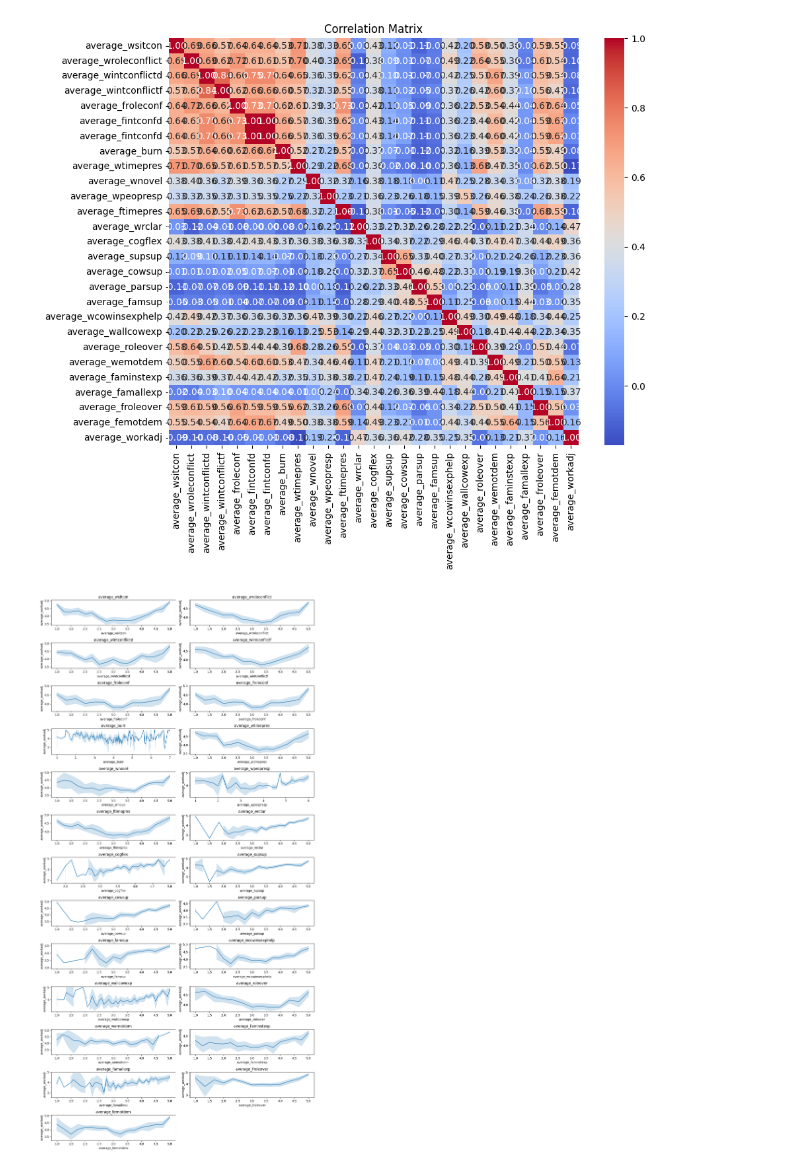
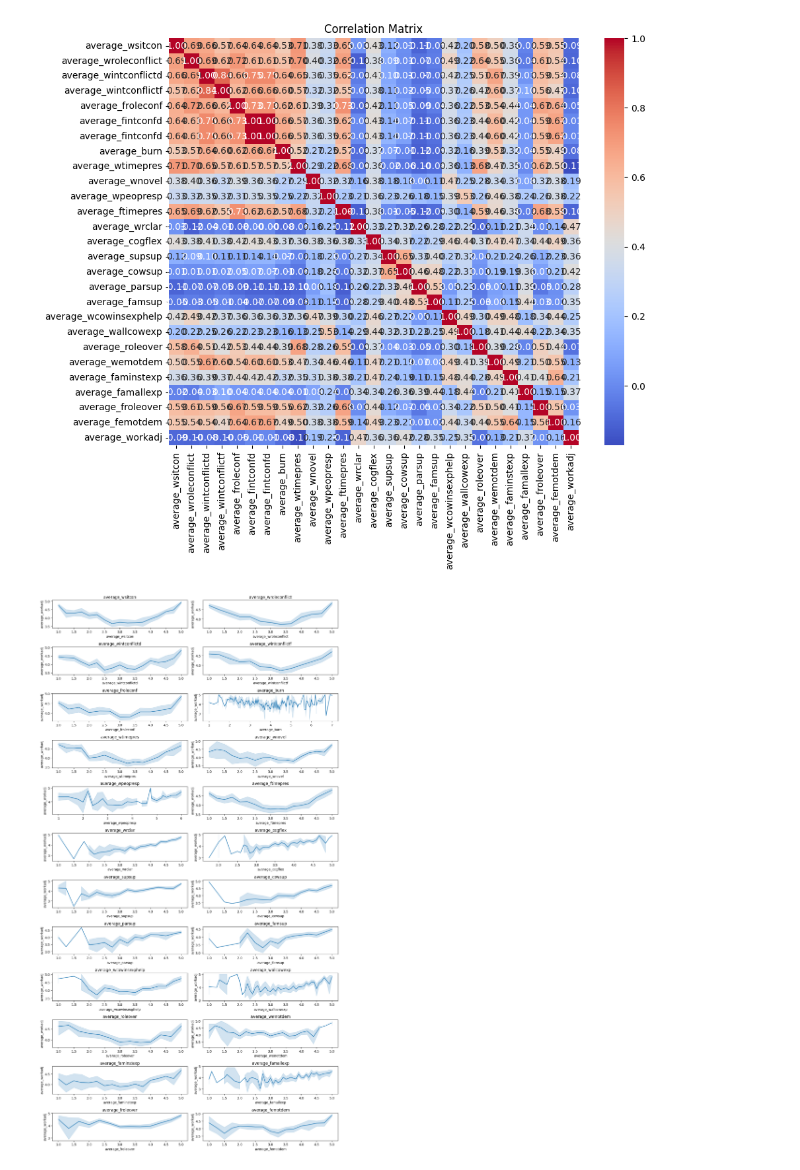
Before and after one commit to reema-dass26/Interdiciplinary_project_WU, a Jupyter notebook: source/Extended_analysis/EDA_1_model3_analysis.ipynb, the cells around one changed output. Saved outputs shown, nothing was run; the diff lists cells and outputs as text; code cells hidden in the pictures.

```diff
--- a/source/Extended_analysis/EDA_1_model3_analysis.ipynb
+++ b/source/Extended_analysis/EDA_1_model3_analysis.ipynb
@@ -56,8 +14,18 @@ ERROR: No matching distribution found for PIL
 # %%
 import pandas as pd
+import numpy as np
+import matplotlib.pyplot as plt
+import seaborn as sns
 
 # Step 1: Load the CSV
 file_path = "../preprocessed_data.csv"
 data = pd.read_csv(file_path)
-data[['average_wsitcon','average_wroleconflict','average_wintconflictd','average_wintconflictf','average_froleconf','average_fintconfd','average_burn','average_wtimepres','average_wnovel','average_wpeopresp',
-      'average_ftimepres','average_wrclar','average_cogflex','average_supsup','average_cowsup','average_parsup','average_famsup']]
+
+# Step 2: Filter Columns
+# Specifying the columns that I want to keep for ML model
+filtered_data = data[
+    ['average_wsitcon','average_wroleconflict','average_wintconflictd','average_wintconflictf',
+     'average_froleconf','average_fintconfd','average_burn','average_wtimepres','average_wnovel','average_wpeopresp',
+      'average_ftimepres','average_wrclar','average_cogflex','average_supsup','average_cowsup',
+      'average_parsup','average_famsup','average_wcowinsexphelp', 'average_wallcowexp', 'average_roleover',
+        'average_wemotdem','average_faminstexp', 'average_famallexp', 'average_froleover','average_femotdem','average_workadj']]
@@ -78,17 +32,3 @@ data[['average_wsitcon','average_wroleconflict','average_wintconflictd','average
-# %%
-import pandas as pd
-import numpy as np
-import matplotlib.pyplot as plt
-import seaborn as sns
-
-# Step 1: Load the CSV
-file_path = "../preprocessed_data.csv"
-data = pd.read_csv(file_path)
-
-# Step 2: Filter Columns
-# Specifying the columns that I want to keep for ML model
-filtered_data = data[['average_wsitcon','average_wroleconflict','average_wintconflictd','average_wintconflictf','average_froleconf','average_fintconfd','average_fintconfd','average_burn','average_wtimepres','average_wnovel','average_wpeopresp',
-      'average_ftimepres','average_wrclar','average_cogflex','average_supsup','average_cowsup','average_parsup','average_famsup','average_wcowinsexphelp', 'average_wallcowexp', 'average_roleover', 'average_wemotdem','average_faminstexp', 'average_famallexp', 'average_froleover','average_femotdem','average_workadj']]
 # %%
 filtered_data.head
 # %% [output]
@@ -420,41 +352,39 @@ import matplotlib.pyplot as plt
 import seaborn as sns
 import math
 
 # List of features to plot
-features = ['average_wsitcon', 'average_wroleconflict', 'average_wintconflictd', 'average_wintconflictf',
-
-            'average_froleconf','average_froleconf', 'average_burn', 'average_wtimepres', 'average_wnovel',
-            'average_wpeopresp', 'average_ftimepres', 'average_wrclar', 'average_cogflex', 'average_supsup',
-            'average_cowsup', 'average_parsup', 'average_famsup', 'average_wcowinsexphelp', 'average_wallcowexp',
-            'average_roleover', 'average_wemotdem', 'average_faminstexp', 'average_famallexp', 'average_froleover',
-            'average_femotdem']
+features = ['average_wsitcon','average_wroleconflict','average_wintconflictd','average_wintconflictf','average_froleconf','average_burn','average_wtimepres','average_wnovel','average_wpeopresp',
+      'average_ftimepres','average_wrclar','average_cogflex','average_supsup','average_cowsup',
+      'average_parsup','average_famsup','average_wcowinsexphelp', 'average_wallcowexp', 'average_roleover',
+        'average_wemotdem','average_faminstexp', 'average_famallexp', 'average_froleover','average_femotdem']
 
 # Set the number of columns and calculate rows dynamically
 columns = 2
 rows = math.ceil(len(features) / columns)
 
 # Create the subplots
 fig, axs = plt.subplots(rows, columns, figsize=(13, rows * 2))
 
 # Flatten the axes array for easier indexing
 axs = axs.flatten()
 
 # Loop through the features and plot each one
 for i, feature in enumerate(features):
     sns.lineplot(x=X[feature], y=y, ax=axs[i])
     axs[i].set_title(f"{feature}")
     axs[i].set_xlabel(feature)
     axs[i].set_ylabel("average_workadj")
 
 # Hide unused axes
 for i in range(len(features), len(axs)):
     axs[i].set_visible(False)
 
 # Adjust layout and show the plots
 plt.tight_layout()
 plt.show()
+#average_fintconfd couldnt be plotted
 # %% [output]
-[figure, old version]
+[figure, new version]
 # %%
 import matplotlib.pyplot as plt
 import seaborn as sns
```
Also changed, not shown: parts of 12 cells of this notebook, 2 other files.
